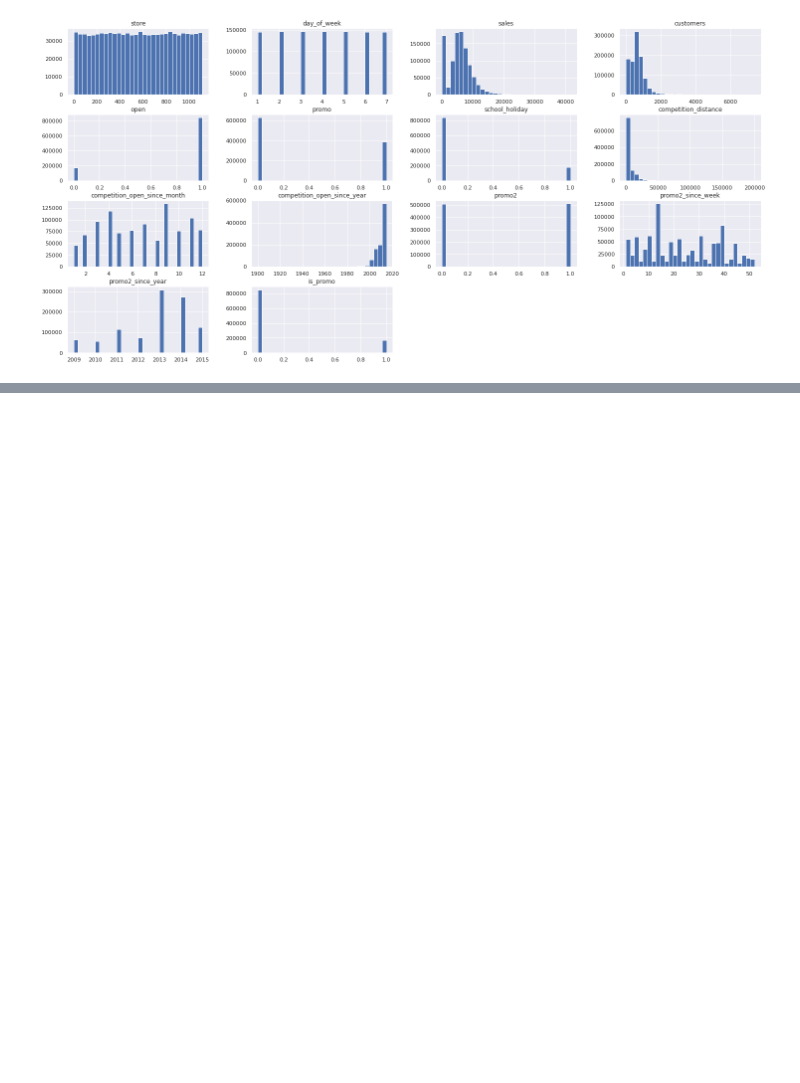
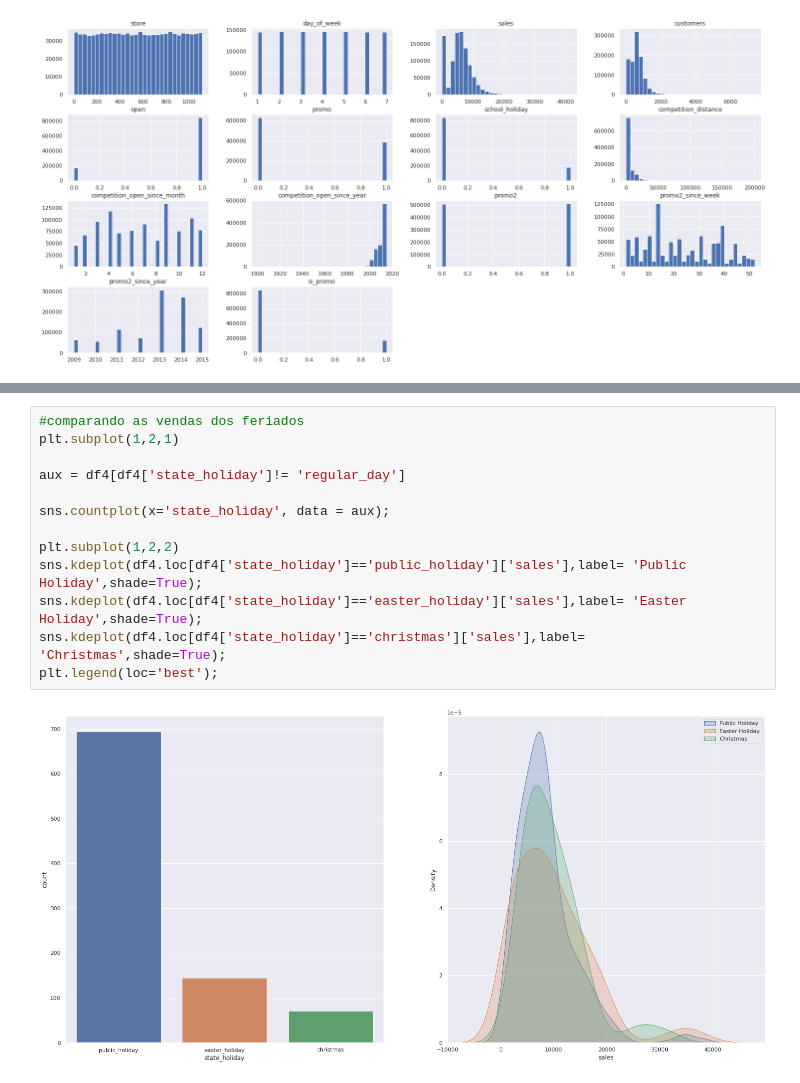
Before and after one commit to guiaraujofreitas/Rossmann-Store-Sales, a Jupyter notebook: m04_Store_Sales_prediction.ipynb, the cells around one changed output, grey strips where cells are left out. Saved outputs shown, nothing was run; the diff lists cells and outputs as text; blank space fills up the shorter version.

```diff
--- a/m04_Store_Sales_prediction.ipynb
+++ b/m04_Store_Sales_prediction.ipynb
@@ -508,0 +534,15 @@ num_attributes.hist(bins=30);
+# %%
+#comparando as vendas dos feriados
+plt.subplot(1,2,1)
+
+aux = df4[df4['state_holiday']!= 'regular_day']
+
+sns.countplot(x='state_holiday', data = aux);
+
+plt.subplot(1,2,2)
+sns.kdeplot(df4.loc[df4['state_holiday']=='public_holiday']['sales'],label= 'Public Holiday',shade=True);
+sns.kdeplot(df4.loc[df4['state_holiday']=='easter_holiday']['sales'],label= 'Easter Holiday',shade=True);
+sns.kdeplot(df4.loc[df4['state_holiday']=='christmas']['sales'],label= 'Christmas',shade=True);
+plt.legend(loc='best');
+# %% [output]
+[figure, added]
```
Also changed, not shown: parts of 4 cells of this notebook.
